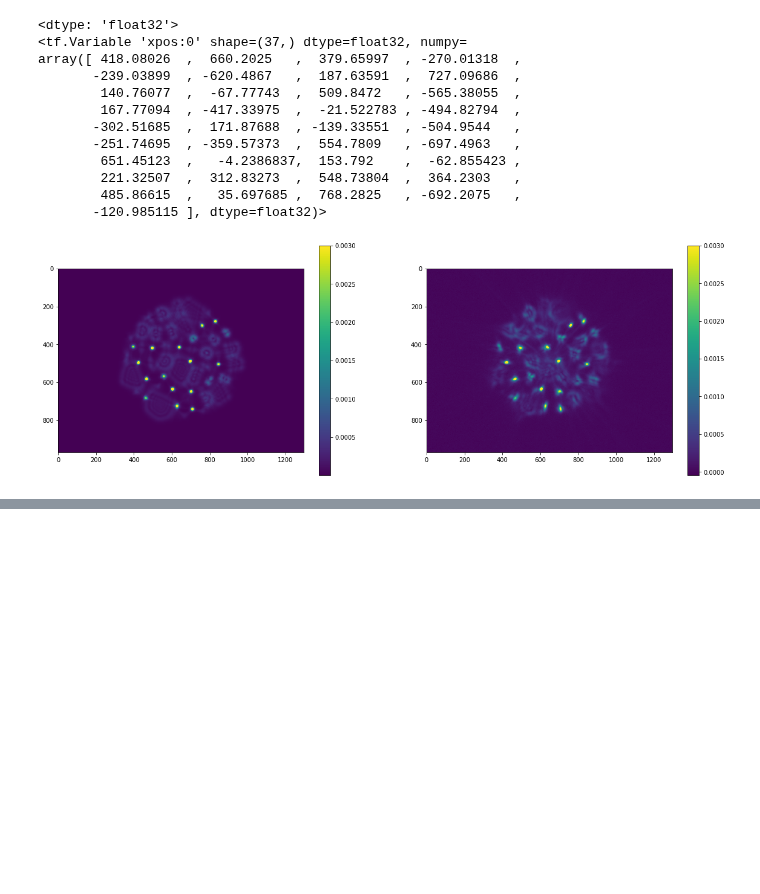
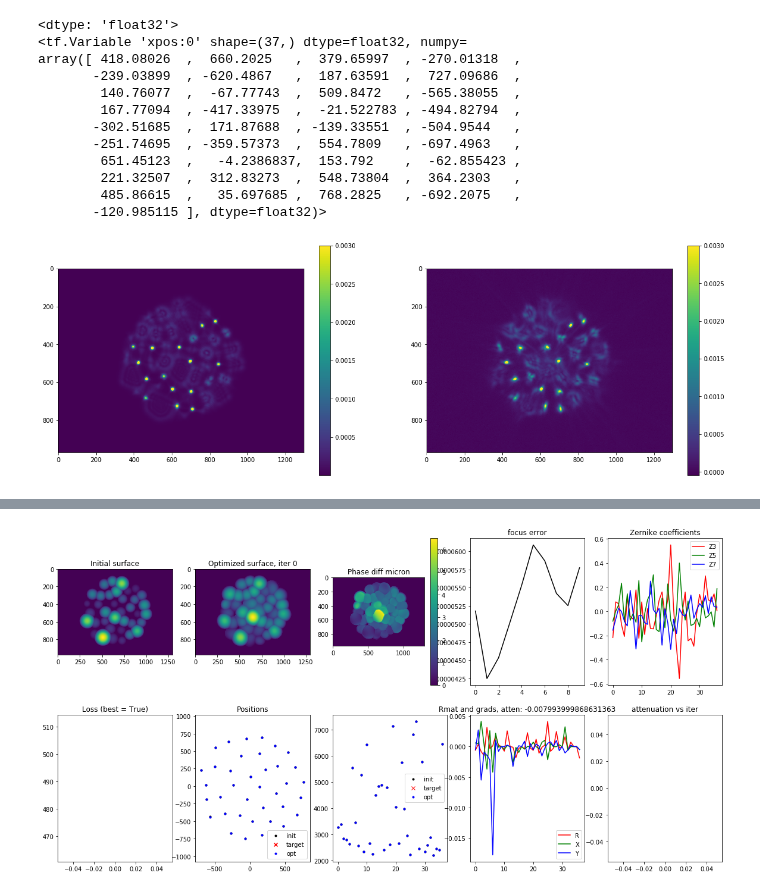
Before and after one commit to antipa/Randoscope_dev, a Jupyter notebook: miniscope_fit_3d_PSF.ipynb, the cells around one changed output, grey strips where cells are left out. Drawn from its saved outputs; the diff is of its cells as text; code cells hidden in the pictures; blank space fills up the shorter version.

```diff
--- a/miniscope_fit_3d_PSF.ipynb
+++ b/miniscope_fit_3d_PSF.ipynb
@@ -439,17 +469,23 @@ def gradient (model, myloss, inputs):
         lossvalue, Rmat = myloss(model, inputs)
         return tape.gradient(lossvalue, model.variables),lossvalue, Rmat
 
+def gradient_subset (model, myloss, inputs,gradids):
+    with tf.GradientTape() as tape:
+        lossvalue, Rmat = myloss(model, inputs)
+        return tape.gradient(lossvalue, model.variables[gradids]),lossvalue, Rmat
+
 def gradients_and_scaling(model, loss, inputs):
     grad,lossvalue, Rmat=gradient(model,loss, inputs)
 
-    grad[0] = grad[0]
+    grad[0] = grad[0]   #r
     #grad[1] = grad[1] * 1000
     #grad[2] = grad[2] * 1000
 
-    grad[1] = grad[1]
-    grad[2] = grad[2]
-    grad[3] = grad[3]/1000000000000000
-    grad[4] = grad[4]/4000
-    grad[5] = grad[5]/70000
+    grad[1] = grad[1]   #x
+    grad[2] = grad[2]   #y
+    grad[3] = grad[3]/1000000000000000   #Defocus
+    grad[4] = grad[4]/1000   #Piston
+    grad[5] = grad[5]/30000   #Zerns
+    grad[6] = grad[6]/1000000 #Attenuation
     grads=tf_utils.remove_nan_gradients(grad)
     return grads, lossvalue, Rmat
@@ -517,6 +571,6 @@ plt.plot(model.variables[-1][:,0].numpy())
 # %%
 # Options:
-step_size = .1e7/90000.
+step_size = .1e7/90000.     #For l1, use .1e7/90000.   use .1e7/90. for l2
 use_averaged_gradient = False  # True: uses averaged gradient, False: uses single gradient
 optimizer_type = 'nesterov'           # options: 'gd': normal gradient descent, 'nesterov': nesterov acceleration
 num_iterations = 5000
@@ -586,8 +640,14 @@ z2 = ax[Zr,Zc].plot(model.zern_coefficients[:,1].numpy(),c='g',label='Z{}'.forma
 z3 = ax[Zr,Zc].plot(model.zern_coefficients[:,2].numpy(),c='b',label='Z{}'.format(model.zernikes[2]))
 ax[Zr,Zc].set_title('Zernike coefficients')
 
+ar = 1
+ac = 4
+atplt = ax[ar,ac].plot([])
+ax[ar,ac].set_title('attenuation vs iter')
+
 
 losslist = []
+attenlist = []
 
 rmean=[]
 
@@ -661,7 +721,7 @@ for i in range(num_iterations):
 
 
 
-
+        attenlist.append(model.atten.numpy())
         T,aper=tf_utils.make_lenslet_tf_zern(model)
         found_better = False
         if lossvalue <= lossbest:
@@ -714,34 +774,42 @@ for i in range(num_iterations):
         gradr[0].remove()
         gradx[0].remove()
         grady[0].remove()
         #Rh = ax[Rr,Rc].plot(Rmat.numpy(),'k')
         gradr = ax[Rr,Rc].plot(grad[0].numpy(),'r',label='R')
         gradx = ax[Rr,Rc].plot(grad[1].numpy(),'g',label='X')
         grady  = ax[Rr,Rc].plot(grad[2].numpy(),'b',label='Y')
 
         z1[0].remove()
         z2[0].remove()
         z3[0].remove()
         z1 = ax[Zr,Zc].plot(model.zern_coefficients[:,0].numpy(),c='r',label='Z{}'.format(model.zernikes[0]))
         z2 = ax[Zr,Zc].plot(model.zern_coefficients[:,1].numpy(),c='g',label='Z{}'.format(model.zernikes[1]))
         z3 = ax[Zr,Zc].plot(model.zern_coefficients[:,2].numpy(),c='b',label='Z{}'.format(model.zernikes[2]))
         ax[Zr,Zc].legend()
 
         ax[Rr,Rc].legend()
         #ax[Rr,Rc].set_title('gradient')
-        ax[Rr,Rc].set_title('Rmat and grads')
+        ax[Rr,Rc].set_title('Rmat and grads, atten: {}'.format(model.atten.numpy()))
 
 
         rh[0].remove()
         rh = ax[rr,rc].plot(model.rlist.numpy(),'b.',label='opt')
         ax[rr,rc].legend()
         display.display(plt.gcf())
         display.clear_output(wait=True)
+
+        atplt[0].remove()
+        ar = 1
+        ac = 4
+        atplt = ax[ar,ac].plot(attenlist,'k')
+        ax[ar,ac].set_title('attenuation vs iter')
 #     pl.remove?
 
 
 
 #cbar = fig.colorbar(rshow)
+# %% [output]
+[figure, added]
 # %%
 zern_best = bestvars[5].numpy()
 # %%
```
Also changed, not shown: parts of 14 cells of this notebook, 2 other files.
